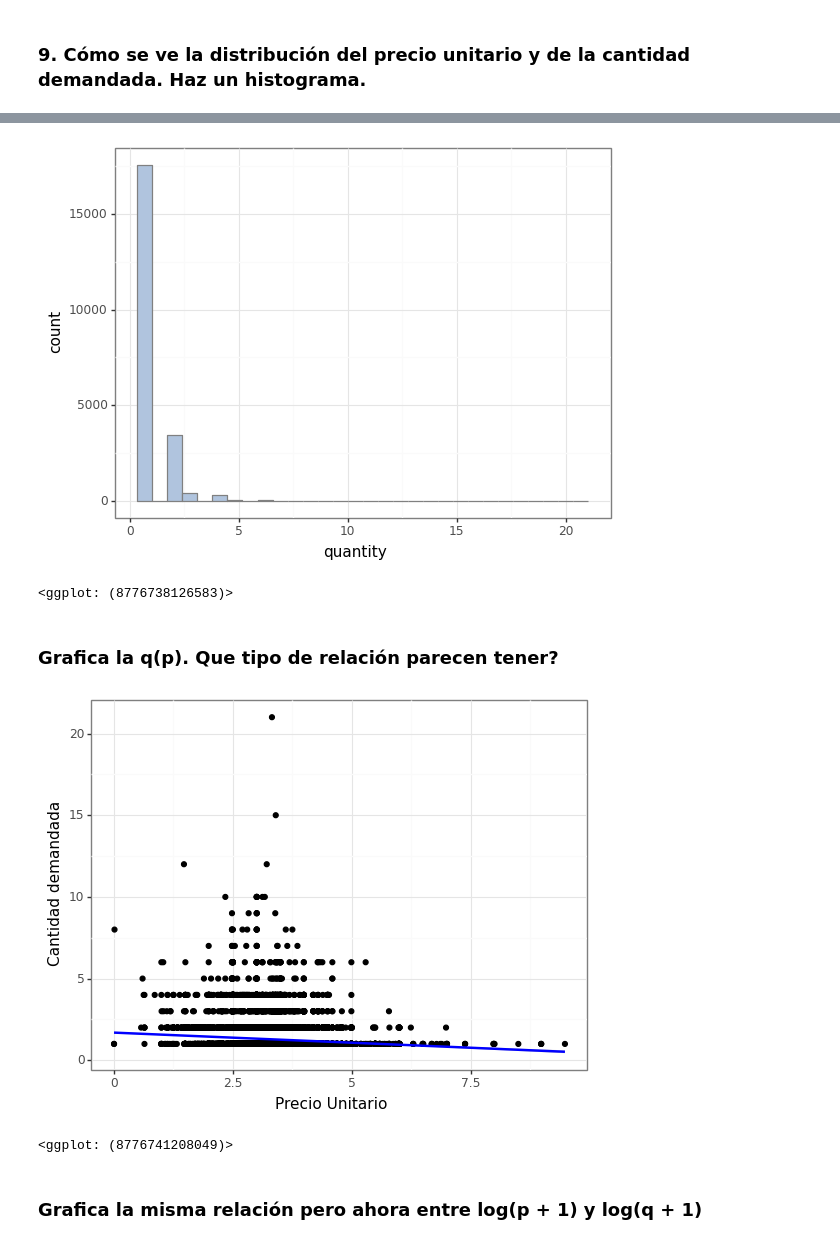
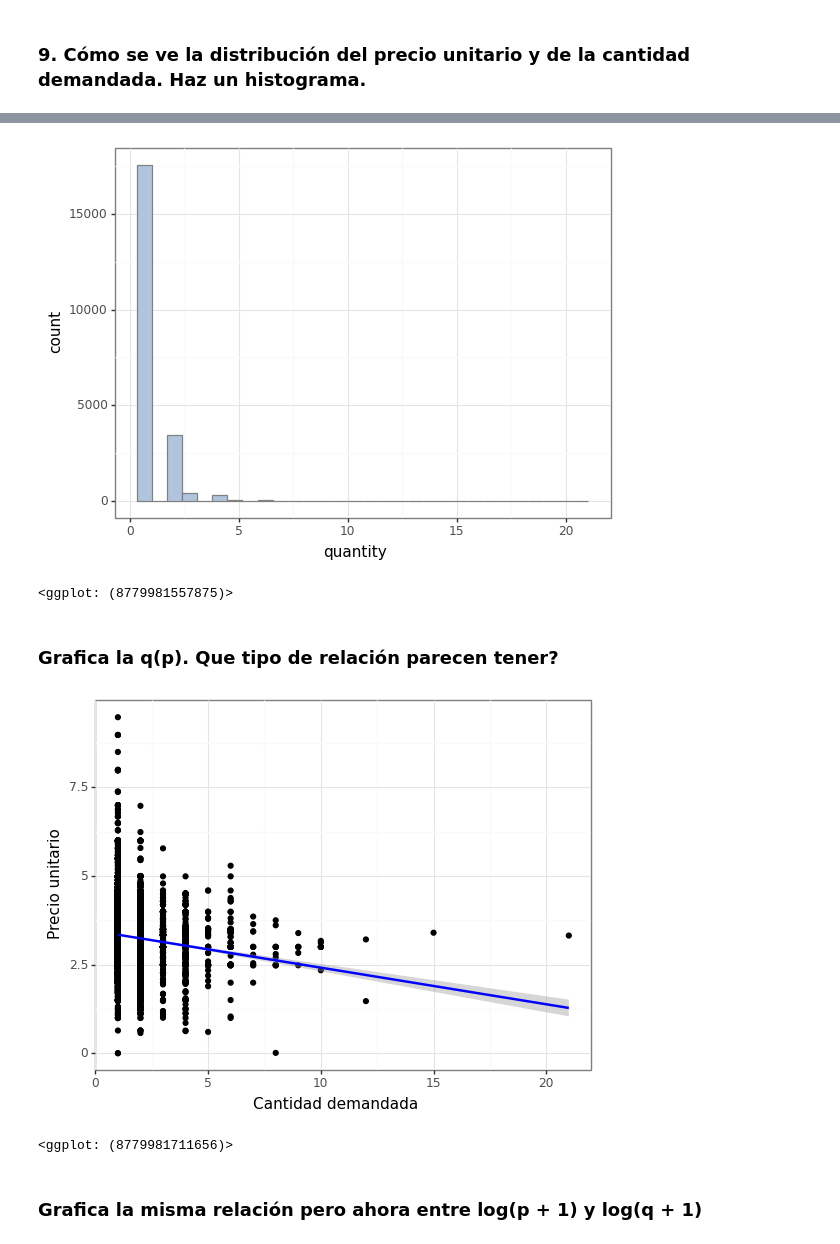
Before and after one commit to isidorogu/ITAM_Eco_computacional, a Jupyter notebook: Tareas/Tarea 1, Regression, HD Inference/Tarea1.ipynb, the cells around one changed output, grey strips where cells are left out. Cells and saved outputs as stored; diff of their text form; code cells hidden in the pictures.

```diff
--- a/Tareas/Tarea 1, Regression, HD Inference/Tarea1.ipynb
+++ b/Tareas/Tarea 1, Regression, HD Inference/Tarea1.ipynb
@@ -329,4 +339,4 @@ data.describe(include='all', percentiles = [0.05, 0.1, 0.25, 0.5, 0.75, 0.9, 0.9
 - `household_composition`
 - `race`
 # %%
-data = data.drop(['scantrack_market_identifiers'], axis = 1)
+data = data.drop(['scantrack_market_identifier'], axis = 1)
@@ -432,14 +435,14 @@ ggplot(data)+geom_histogram(aes(x = 'price_unit'), bins = 30, fill = 'lightsteel
 ggplot(data)+geom_histogram(aes(x = 'quantity'), bins = 30, fill = 'lightsteelblue', color = 'gray')+theme_bw()
 # %% [output]
 [figure]
-<ggplot: (8776738126583)>
+<ggplot: (8779981557875)>
 # %% [markdown]
 ### Grafica la q(p). Que tipo de relación parecen tener?
 # %%
-ggplot(data, aes('price_unit', 'quantity'))+geom_point()+geom_smooth(color = 'blue')+theme_bw()+labs(x = 'Precio Unitario', y = 'Cantidad demandada')
+ggplot(data, aes('quantity', 'price_unit'))+geom_point()+geom_smooth(color = 'blue')+theme_bw()+labs(x = 'Cantidad demandada', y = 'Precio unitario')
 # %% [output]
-[figure, old version]
+[figure, new version]
-<ggplot: (8776741208049)>
+<ggplot: (8779981711656)>
 # %% [markdown]
 ### Grafica la misma relación pero ahora entre log(p + 1) y log(q + 1)
 # %%
```
Also changed, not shown: parts of 31 cells of this notebook, 55 other files.
